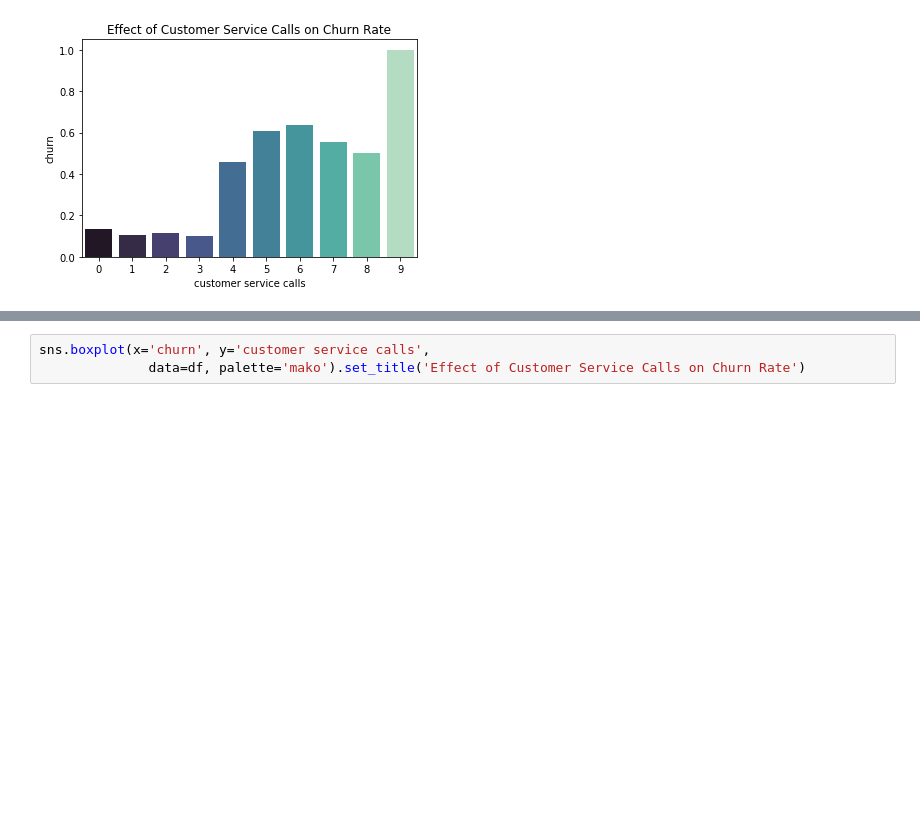
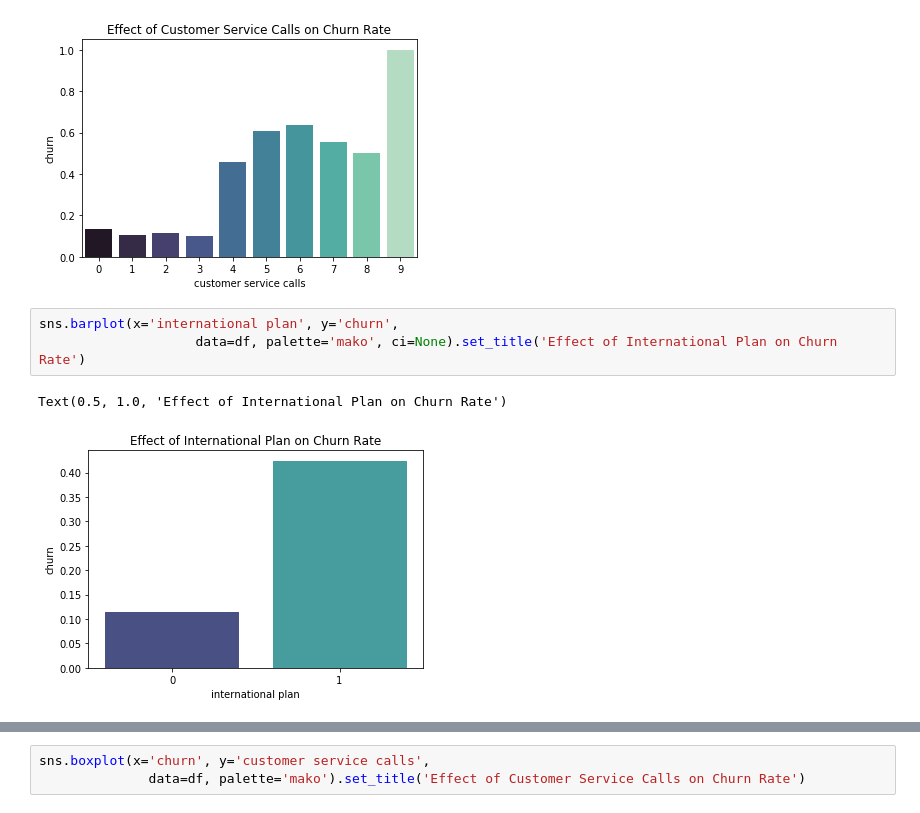
Before and after one commit to JonahFlateman/SyriaTel-Customer-Churn, a Jupyter notebook: notebook final.ipynb, the cells around one changed output, grey strips where cells are left out. Cells and saved outputs as stored; diff of their text form; blank space fills up the shorter version.

```diff
--- a/notebook final.ipynb
+++ b/notebook final.ipynb
@@ -194,3 +200,9 @@ sns.barplot(x='customer service calls', y='churn',
 # %% [output]
 Text(0.5, 1.0, 'Effect of Customer Service Calls on Churn Rate')
 [figure]
+# %%
+sns.barplot(x='international plan', y='churn',
+                    data=df, palette='mako', ci=None).set_title('Effect of International Plan on Churn Rate')
+# %% [output]
+Text(0.5, 1.0, 'Effect of International Plan on Churn Rate')
+[figure, added]
```
Also changed, not shown: parts of 28 cells of this notebook.
